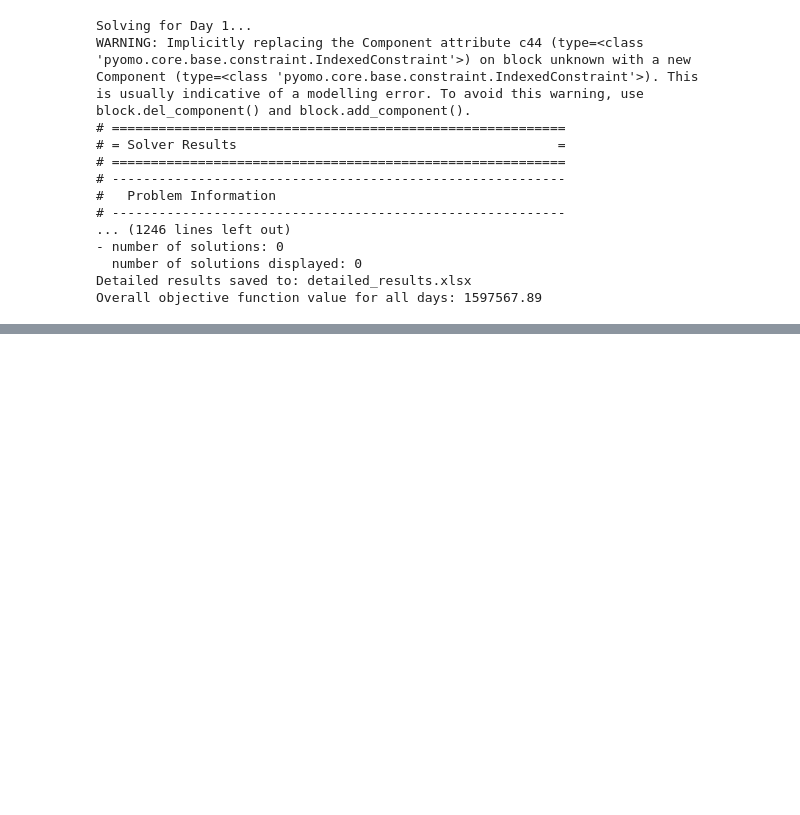
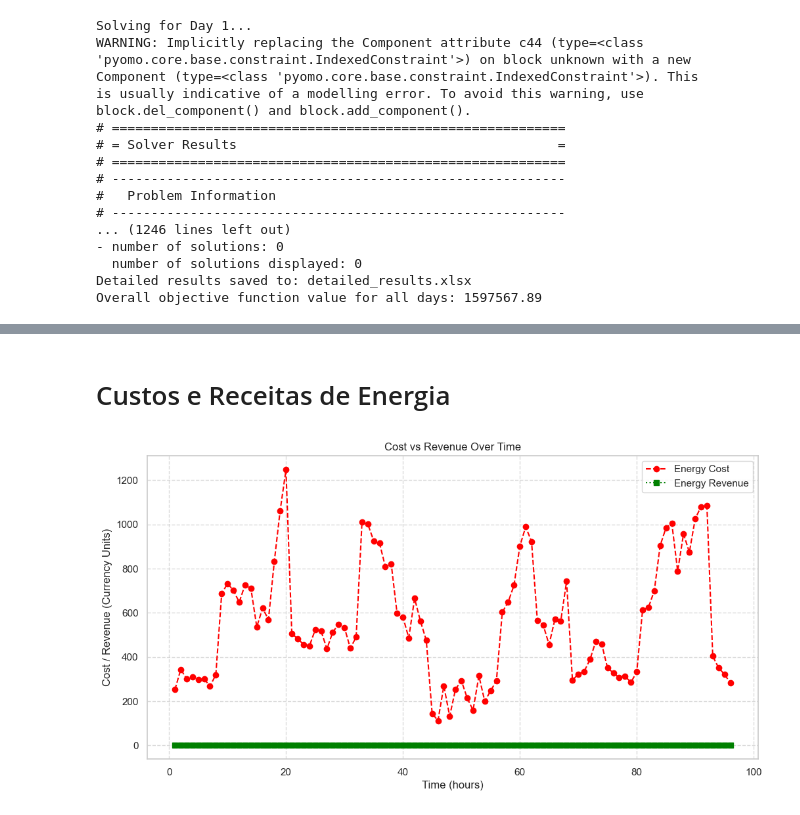
Before and after one commit to Phenriquerafael/EnergyComunitiesPlatform, a Jupyter notebook: satcomm-scen4.ipynb, the cells around one changed output, grey strips where cells are left out. Cells and saved outputs as stored; diff of their text form; code cells hidden in the pictures; blank space fills up the shorter version.

```diff
--- a/satcomm-scen4.ipynb
+++ b/satcomm-scen4.ipynb
@@ -545,0 +583,15 @@ Prosumer 5, Hour 96: 0.0
+# %% [markdown]
+# Custos e Receitas de Energia
+# %%
+plt.figure(figsize=(12, 6))
+plt.plot(df_cost["Cost"], label="Energy Cost", color="red", linestyle="--", marker="o")
+plt.plot(df_cost["Revenue"], label="Energy Revenue", color="green", linestyle=":", marker="s")
+
+plt.xlabel("Time (hours)")
+plt.ylabel("Cost / Revenue (Currency Units)")
+plt.title("Cost vs Revenue Over Time")
+plt.legend()
+plt.grid(True, linestyle='--', alpha=0.7)
+plt.show()
+# %% [output]
+[figure, added]
```
Also changed, not shown: parts of 16 cells of this notebook, 3 other files.
